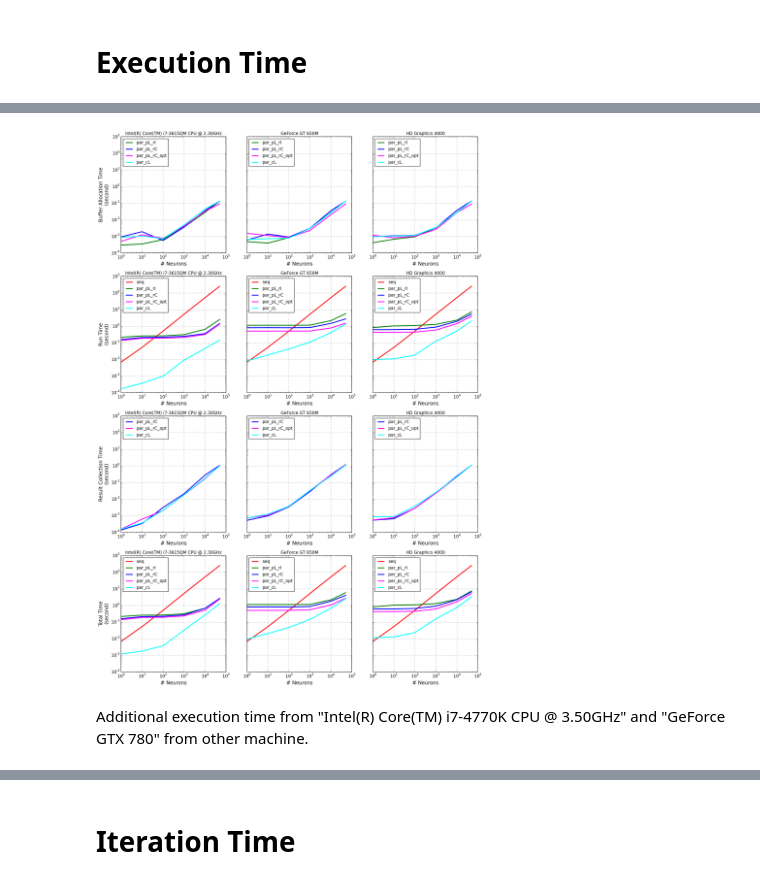
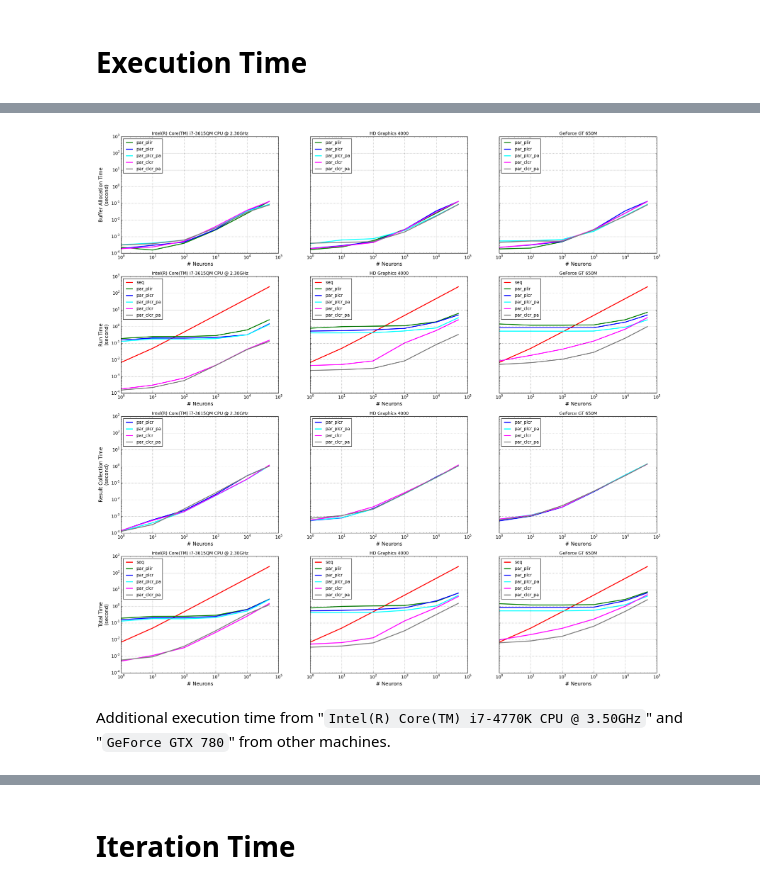
Before and after one commit to ekaakurniawan/3nb, a Jupyter notebook: LifNeuron.ipynb, the cells around one changed output, grey strips where cells are left out. Drawn from its saved outputs; the diff is of its cells as text; code cells hidden in the pictures.

Commit message:
Integrating Images, Adding Data Structure Optimization and Altering Function Names

```diff
--- a/LifNeuron.ipynb
+++ b/LifNeuron.ipynb
@@ -883,5 +969,5 @@ Parallel function done in Python-OpenCL does time step iteration in Python and c
 # %%
-def run_par_pL_rC(device_id, dt, Iinjects, ttl_neuron, plot = False):
+def run_par_plcr(device_id, dt, Iinjects, ttl_neuron, plot = False):
     # Setup OpenCL
     cl_device = devices[device_id]
     cl_context = cl_set_context(cl_device)
@@ -957,15 +1043,15 @@ def run_par_pL_rC(device_id, dt, Iinjects, ttl_neuron, plot = False):
     # Run
     tic = time.time()
     for j in range(input_len):
-        cl_program.nextState_pL_rC(cl_queue, \
-                                   (ttl_neuron,), None, \
-                                   dt_buf, \
-                                   Iinjects_buf, \
-                                   input_len_buf, \
-                                   step_buf, \
-                                   lifNeurons_buf, \
-                                   Vms_buf, \
-                                   spikes_coll_buf).wait()
+        cl_program.nextState_plcr(cl_queue, \
+                                  (ttl_neuron,), None, \
+                                  dt_buf, \
+                                  Iinjects_buf, \
+                                  input_len_buf, \
+                                  step_buf, \
+                                  lifNeurons_buf, \
+                                  Vms_buf, \
+                                  spikes_coll_buf).wait()
         step_np += 1
         cl.enqueue_copy(cl_queue, step_buf, step_np).wait()
     toc = time.time()
@@ -1005,7 +1091,7 @@ Iinjects3 = 500 * [0.0]
 Iinjects = np.hstack([Iinjects1, Iinjects2, Iinjects3])
 
 ttl_neuron = 100
-par_pL_rC_t = run_par_pL_rC(device_id, dt, Iinjects, ttl_neuron, plot = True)
+par_plcr_t = run_par_plcr(device_id, dt, Iinjects, ttl_neuron, plot = True)
 # %% [output]
 [figure]
 [figure]
@@ -1197,7 +1221,7 @@ Iinjects3 = 500 * [0.0]
 Iinjects = np.hstack([Iinjects1, Iinjects2, Iinjects3])
 
 ttl_neuron = 100
-run_par_pL_rC_opt_t = run_par_pL_rC_opt(device_id, dt, Iinjects, ttl_neuron, plot = True)
+par_clcr_t = run_par_clcr(device_id, dt, Iinjects, ttl_neuron, plot = True)
 # %% [output]
 [figure]
 [figure]
@@ -1327,0 +1608,12 @@ par_cL_t = run_par_cL(device_id, dt, Iinjects, ttl_neuron, plot = True)
+# %%
+device_id = 1
+
+dt = 2e-4
+
+Iinjects1 = 500 * [0.0]
+Iinjects2 = 500 * [2e-8]
+Iinjects3 = 500 * [0.0]
+Iinjects = np.hstack([Iinjects1, Iinjects2, Iinjects3])
+
+ttl_neuron = 100
+par_clcr_pa_t = run_par_clcr_pa(device_id, dt, Iinjects, ttl_neuron, plot = True)
@@ -1420,9 +1729,10 @@ On larger number of neurons (above 1,000 up to 50,000), paralell implementations
 # %%
 plot_exec_time(bats, rts, rcts, tts, \
                devices_name, \
-               methods_len, SEQ_ID, PAR_PL_RI_ID, PAR_PL_RC_ID, PAR_PL_RC_OPT_ID, PAR_CL_ID, \
+               methods_len, SEQ_ID, PAR_PLIR_ID, PAR_PLCR_ID, PAR_CLCR_ID, \
+               PAR_PLCR_PA_ID, PAR_CLCR_PA_ID, \
                ttl_neurons)
 # %% [output]
-[figure, old version]
+[figure, new version]
 # %% [markdown]
-Additional execution time from "Intel(R) Core(TM) i7-4770K CPU @ 3.50GHz" and "GeForce GTX 780" from other machine.
+Additional execution time from "`Intel(R) Core(TM) i7-4770K CPU @ 3.50GHz`" and "`GeForce GTX 780`" from other machines.
```
Also changed, not shown: parts of 40 cells of this notebook, 1 other file.
